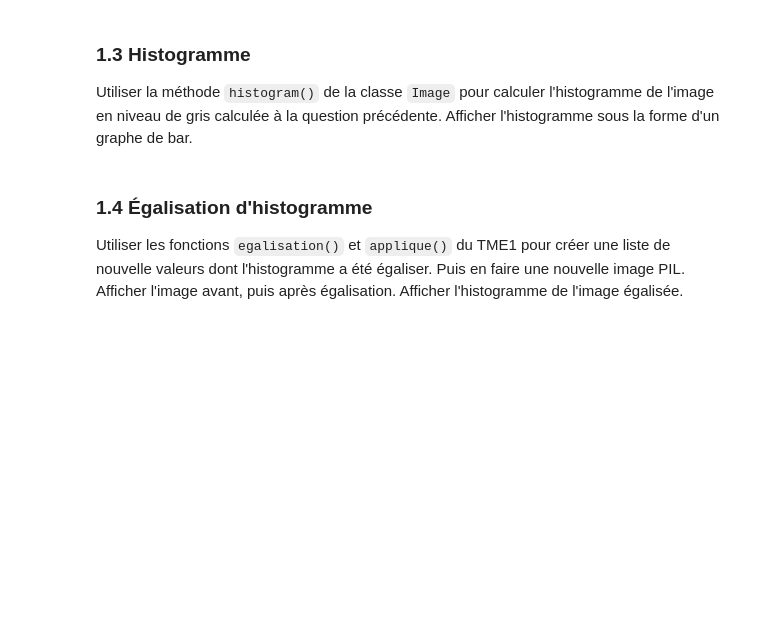
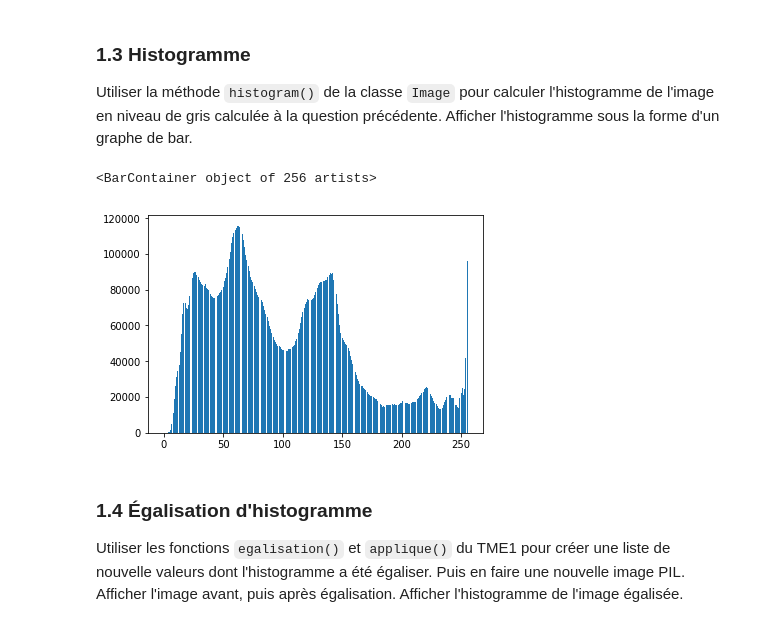
Before and after one commit to azn94/UE-Image, a Jupyter notebook: TME2/TME2_Sujet.ipynb, the cells around one changed output. Saved outputs shown, nothing was run; the diff lists cells and outputs as text; code cells hidden in the pictures; blank space fills up the shorter version.

```diff
--- a/TME2/TME2_Sujet.ipynb
+++ b/TME2/TME2_Sujet.ipynb
@@ -16,6 +36,14 @@ Convertir cette image en image à niveau de gris. Afficher simultanément les de
 # %% [markdown]
 ### 1.3 Histogramme
 Utiliser la méthode `histogram()` de la classe `Image` pour calculer l'histogramme de l'image en niveau de gris calculée à la question précédente. Afficher l'histogramme sous la forme d'un graphe de bar.
+# %%
+img=Image.open ( "img/genies-math.jpg" )
+gris=img.convert( 'L')
+his=gris.histogram()
+bar ( range ( len ( his )) , his )
+# %% [output]
+<BarContainer object of 256 artists>
+[figure, added]
 # %% [markdown]
 ### 1.4 Égalisation d'histogramme
 Utiliser les fonctions `egalisation()` et `applique()` du TME1 pour créer une liste de nouvelle valeurs dont l'histogramme a été égaliser. Puis en faire une nouvelle image PIL. Afficher l'image avant, puis après égalisation. Afficher l'histogramme de l'image égalisée.
```
Also changed, not shown: parts of 2 cells of this notebook.
